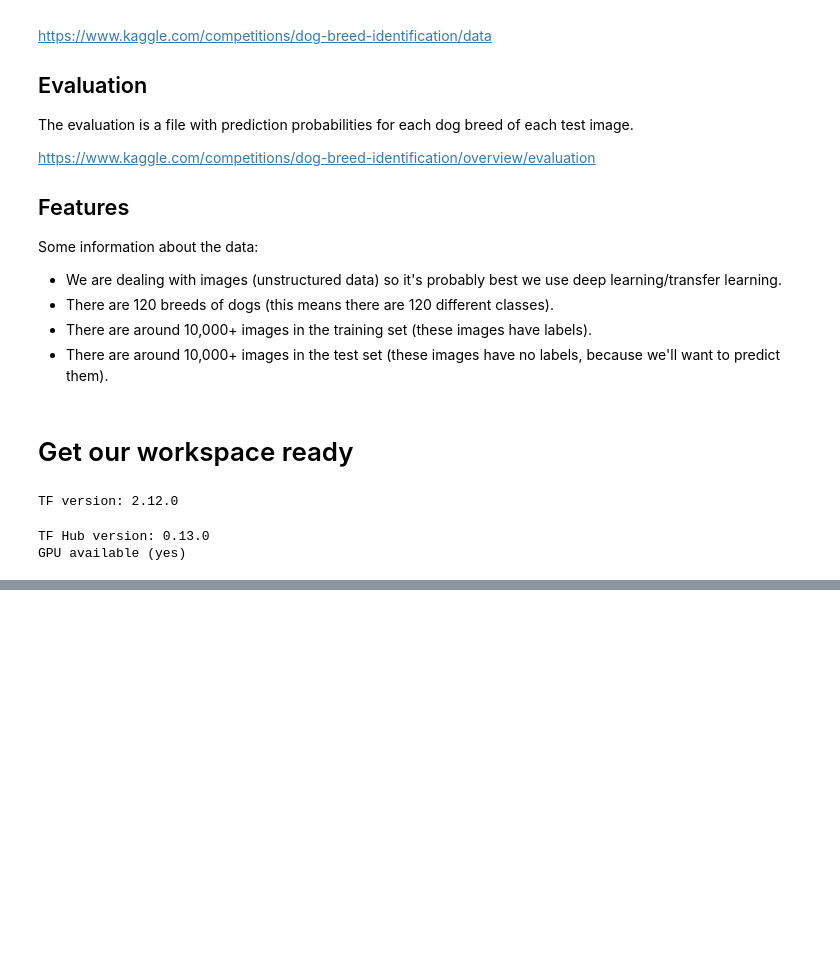
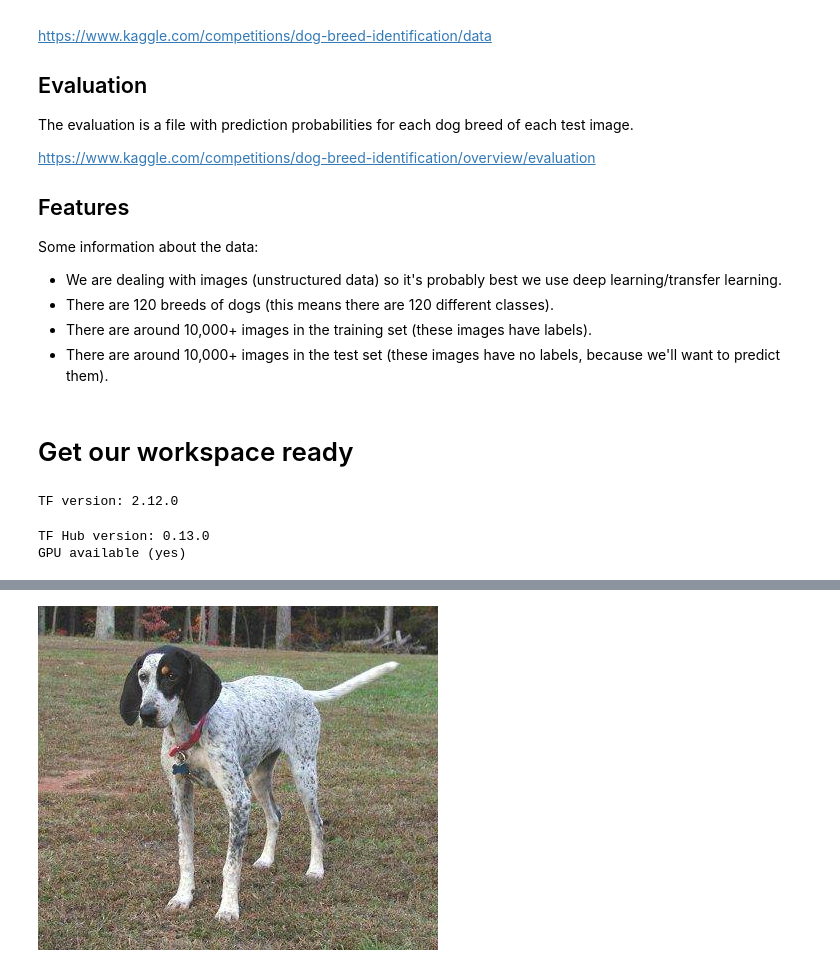
Before and after one commit to ephalt/dog-breed-vision-classification, a Jupyter notebook: dog_vision.ipynb, the cells around one changed output, grey strips where cells are left out. Saved outputs shown, nothing was run; the diff lists cells and outputs as text; code cells hidden in the pictures; blank space fills up the shorter version.

```diff
--- a/dog_vision.ipynb
+++ b/dog_vision.ipynb
@@ -53,0 +95,6 @@ GPU available (yes)
+# %%
+# Let's view an image
+from IPython.display import Image
+Image("drive/MyDrive/Dog Vision/train/00214f311d5d2247d5dfe4fe24b2303d.jpg")
+# %% [output]
+[figure, added]
```
Also changed, not shown: parts of 11 cells of this notebook.
